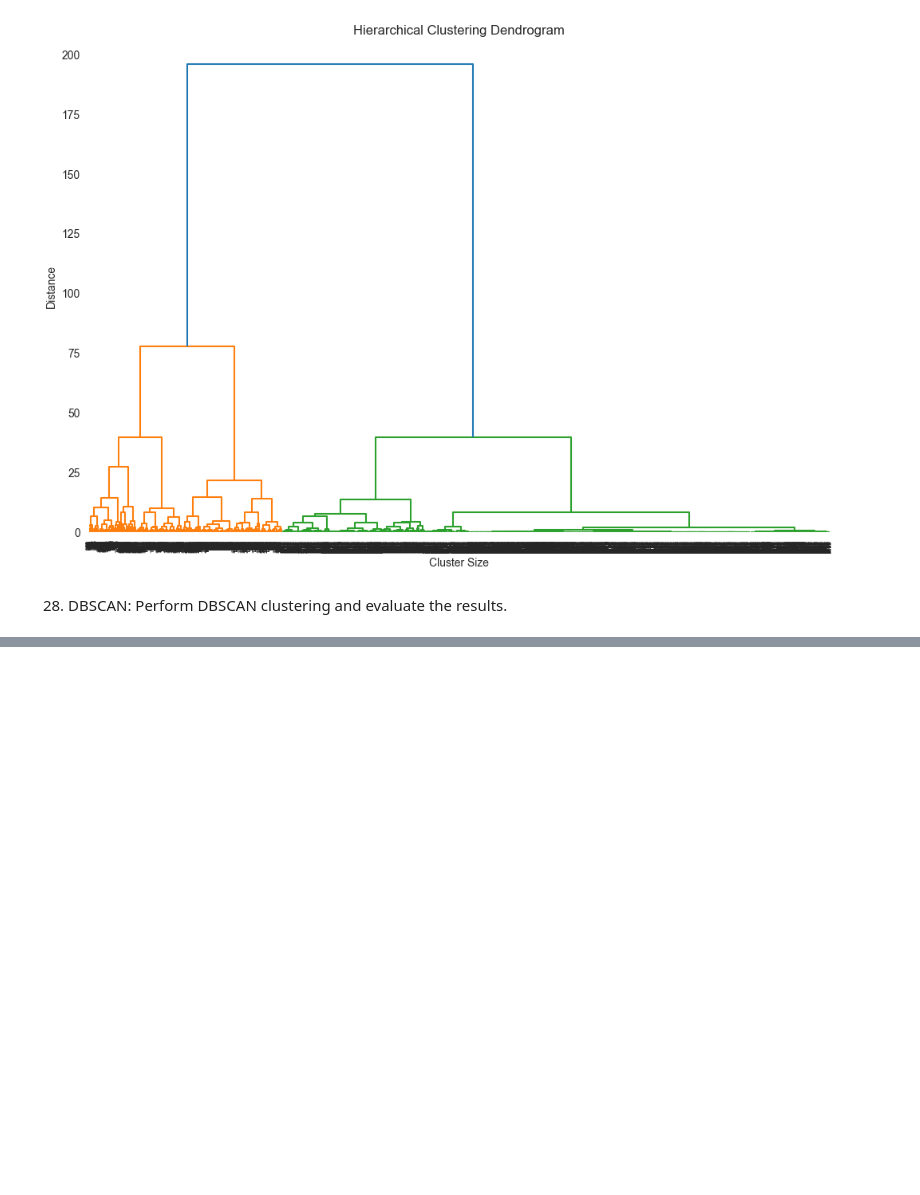
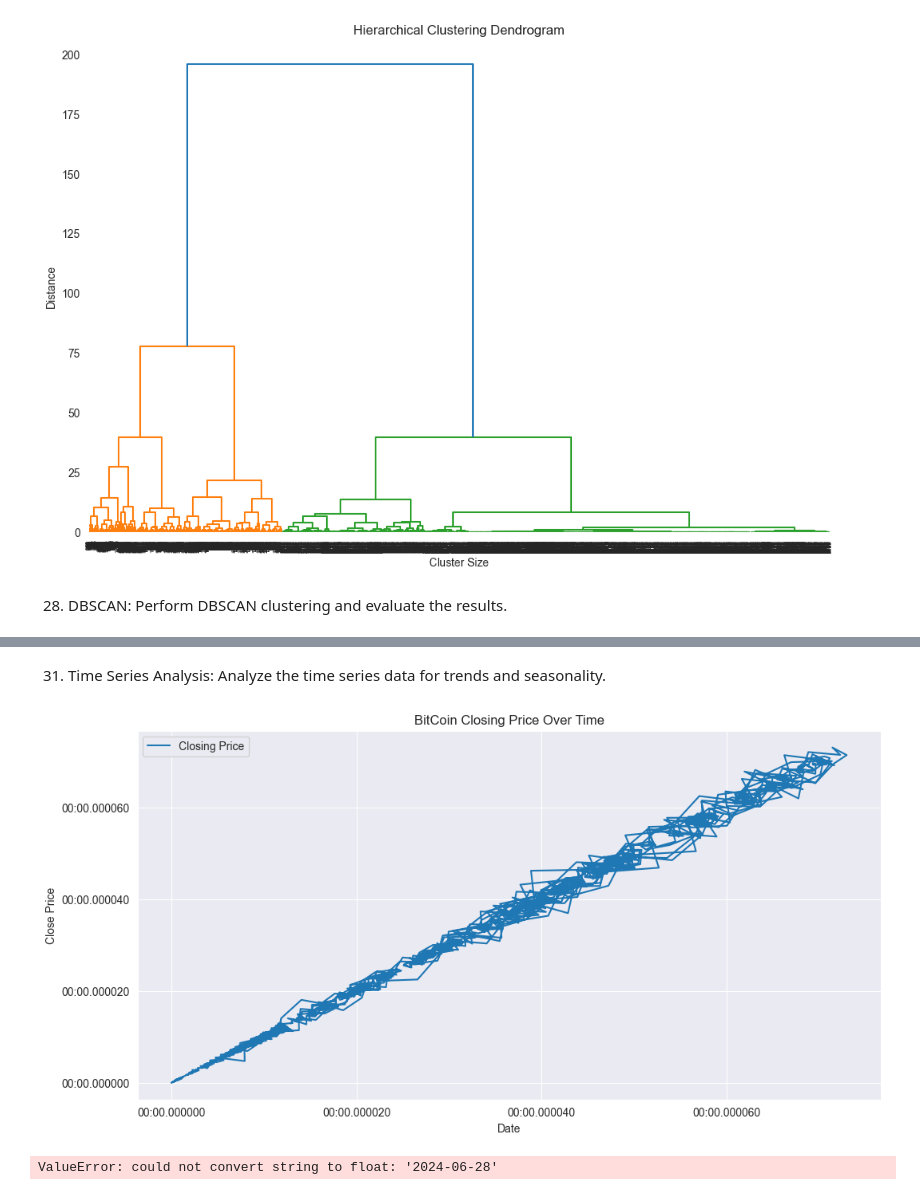
Before and after one commit to ZygimantasB/LLM-practice, a Jupyter notebook: LM practice/kagle/crypto.ipynb, the cells around one changed output, grey strips where cells are left out. Saved outputs shown, nothing was run; the diff lists cells and outputs as text; code cells hidden in the pictures; blank space fills up the shorter version.

```diff
--- a/LM practice/kagle/crypto.ipynb
+++ b/LM practice/kagle/crypto.ipynb
@@ -727,0 +813,34 @@ plt.show()
+# %% [markdown]
+31. Time Series Analysis: Analyze the time series data for trends and seasonality.
+# %%
+from statsmodels.tsa.seasonal import seasonal_decompose
+
+df_path = Path('../../DATASETS/bitcoin_2010-07-17_2024-06-28.csv')
+df = pd.read_csv(df_path)
+
+df['Open'] = pd.to_datetime(df['Open'])
+df['Close'] = pd.to_datetime(df['Close'])
+
+
+df.set_index('Open', inplace=True)
+
+plt.figure(figsize=(12, 6))
+plt.plot(df['Close'], label='Closing Price')
+plt.title('BitCoin Closing Price Over Time')
+plt.xlabel('Date')
+plt.ylabel('Close Price')
+plt.legend()
+plt.show()
+
+decomposition = seasonal_decompose(df['End'], model='additive', period=1)
+
+fig, (ax1, ax2, ax3, ax4) = plt.subplots(4, 1, figsize=(12, 8))
+decomposition.observed.plot(ax=ax1, title='Observed')
+decomposition.trend.plot(ax=ax2, title='Trend')
+decomposition.seasonal.plot(ax=ax3, title='Seasonal')
+decomposition.resid.plot(ax=ax4, title='Residual')
+plt.tight_layout()
+plt.show()
+# %% [output]
+[figure, added]
+ValueError: could not convert string to float: '2024-06-28'
```
Also changed, not shown: parts of 8 cells of this notebook.
